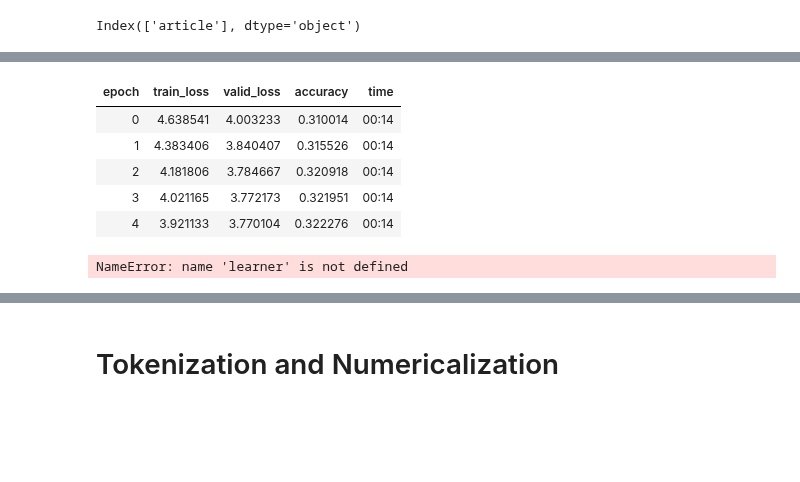
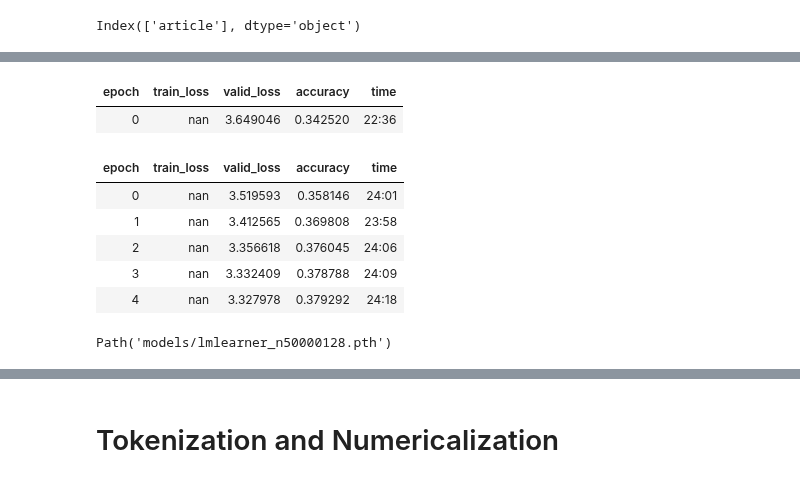
Before and after one commit to 1Paws7/blog, a Jupyter notebook: _notebooks/1900-01-01-LanguageModel.ipynb, the cells around one changed output, grey strips where cells are left out. Saved outputs shown, nothing was run; the diff lists cells and outputs as text; code cells hidden in the pictures; blank space fills up the shorter version.

```diff
--- a/_notebooks/1900-01-01-LanguageModel.ipynb
+++ b/_notebooks/1900-01-01-LanguageModel.ipynb
@@ -34,4 +52,4 @@ OperationalError: unable to open database file
 # %% [markdown]
 I am going to pick the 5 most recent New York times Articles.  For the final model I will use all of the data, but for simplicity of demonstrating tokenization we will use just 5 articles.  Here is an example of the start of one of the articles
 # %%
-df = pd.read_sql_query("SELECT article from news where publication = 'The New York Times' and length(article) > 10 order by random() limit 500000",con)
+df = pd.read_sql_query("SELECT article from news where publication = 'CNBC' and length(article) > 10 order by random() limit 500000",con)
@@ -44,8 +60,9 @@ df.columns
 # %% [output]
 Index(['article'], dtype='object')
 # %%
-dls = TextDataLoaders.from_df(df, text_col='article', is_lm=True,bs = 256)
+bs=128
+dls = TextDataLoaders.from_df(df, text_col='article', is_lm=True,bs = bs)
 learn = language_model_learner(dls, AWD_LSTM, metrics=accuracy)
-learn.fit_one_cycle(5, 1e-2)
+learn.fine_tune(5)
 # %% [output]
 [interactive output not drawn]
@@ -53,10 +69,12 @@ learn.fit_one_cycle(5, 1e-2)
 | epoch | train_loss | valid_loss | accuracy | time |
-| 0 | 4.638541 | 4.003233 | 0.310014 | 00:14 |
-| 1 | 4.383406 | 3.840407 | 0.315526 | 00:14 |
-| 2 | 4.181806 | 3.784667 | 0.320918 | 00:14 |
-| 3 | 4.021165 | 3.772173 | 0.321951 | 00:14 |
-| 4 | 3.921133 | 3.770104 | 0.322276 | 00:14 |
+| 0 | nan | 3.649046 | 0.342520 | 22:36 |
+| epoch | train_loss | valid_loss | accuracy | time |
+| 0 | nan | 3.519593 | 0.358146 | 24:01 |
+| 1 | nan | 3.412565 | 0.369808 | 23:58 |
+| 2 | nan | 3.356618 | 0.376045 | 24:06 |
+| 3 | nan | 3.332409 | 0.378788 | 24:09 |
+| 4 | nan | 3.327978 | 0.379292 | 24:18 |
 # %%
-learn.save('lmlearner')
+learn.save('lmlearner_n50000'+str(bs))
 # %% [output]
-NameError: name 'learner' is not defined
+Path('models/lmlearner_n50000128.pth')
```
Also changed, not shown: parts of 18 cells of this notebook.
